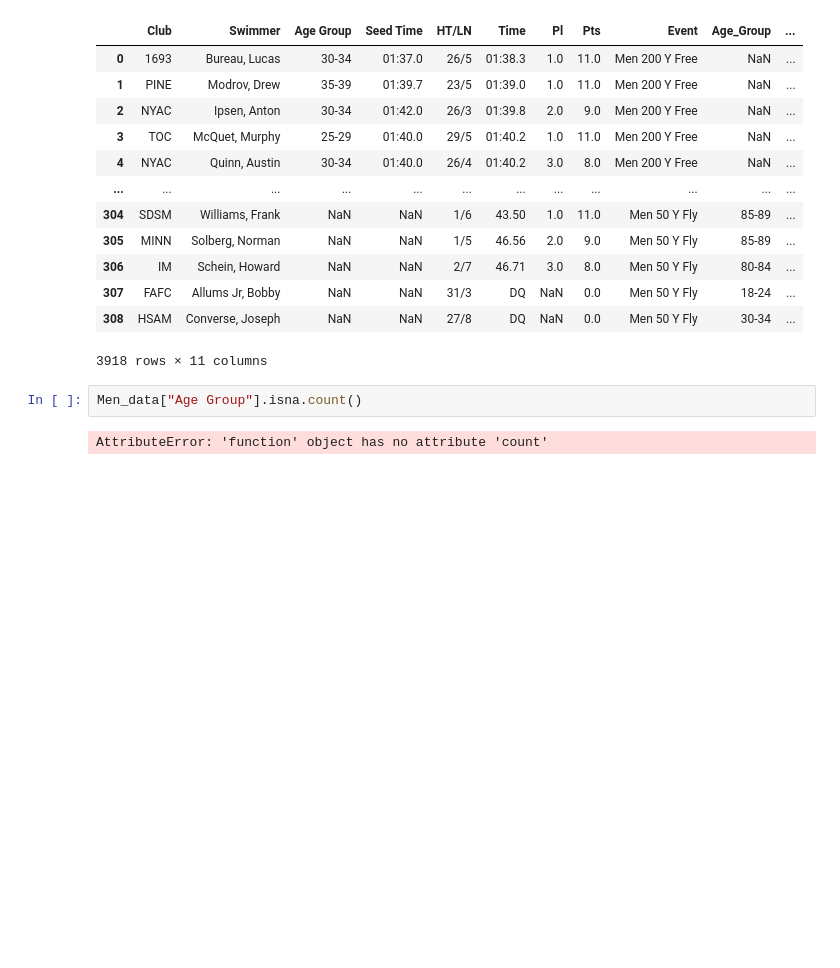
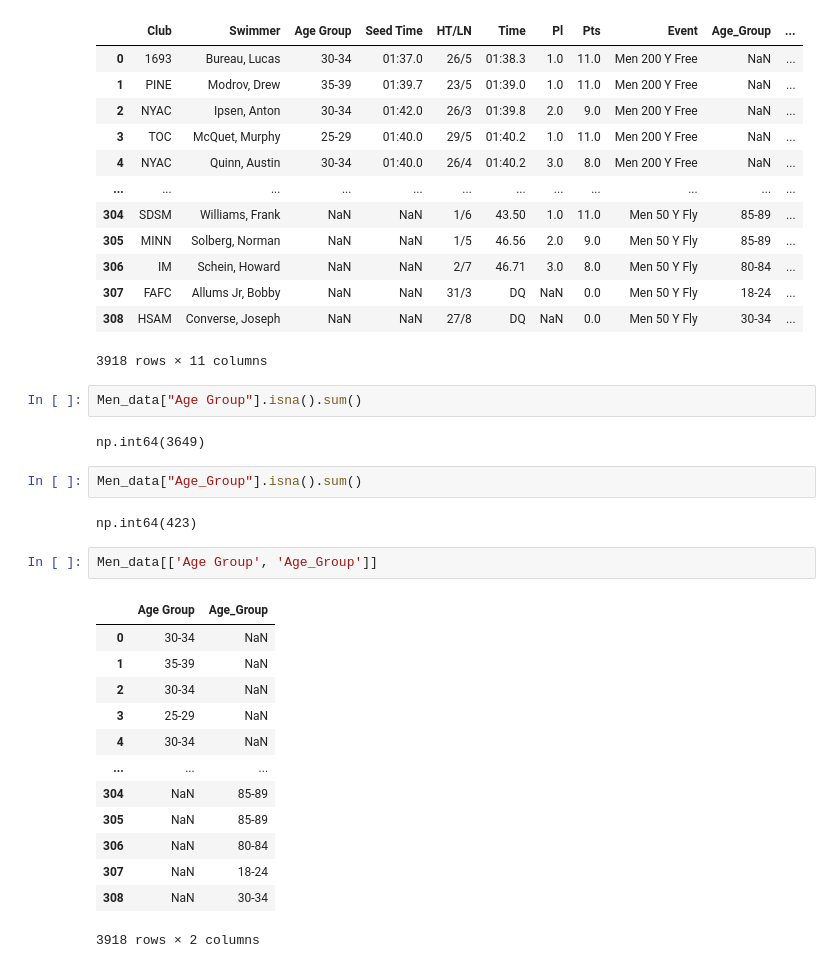
Before and after one commit to ZlataSparrow/An-Introduction-to-Statistical-Learning-Python, a Jupyter notebook: notebook/notebook_1.ipynb, the cells around one changed output. Drawn from its saved outputs; the diff is of its cells as text; blank space fills up the shorter version.

```diff
--- a/notebook/notebook_1.ipynb
+++ b/notebook/notebook_1.ipynb
@@ -213,7 +213,27 @@ Men_data
 | 307 | FAFC | Allums Jr, Bobby | NaN | NaN | 31/3 | DQ | NaN | 0.0 | Men 50 Y Fly | 18-24 | ... |
 | 308 | HSAM | Converse, Joseph | NaN | NaN | 27/8 | DQ | NaN | 0.0 | Men 50 Y Fly | 30-34 | ... |
 3918 rows × 11 columns
-# %%
-Men_data["Age Group"].isna.count()
-# %% [output]
-AttributeError: 'function' object has no attribute 'count'
+# %%
+Men_data["Age Group"].isna().sum()
+# %% [output]
+np.int64(3649)
+# %%
+Men_data["Age_Group"].isna().sum()
+# %% [output]
+np.int64(423)
+# %%
+Men_data[['Age Group', 'Age_Group']]
+# %% [output]
+|  | Age Group | Age_Group |
+| 0 | 30-34 | NaN |
+| 1 | 35-39 | NaN |
+| 2 | 30-34 | NaN |
+| 3 | 25-29 | NaN |
+| 4 | 30-34 | NaN |
+| ... | ... | ... |
+| 304 | NaN | 85-89 |
+| 305 | NaN | 85-89 |
+| 306 | NaN | 80-84 |
+| 307 | NaN | 18-24 |
+| 308 | NaN | 30-34 |
+3918 rows × 2 columns
```
